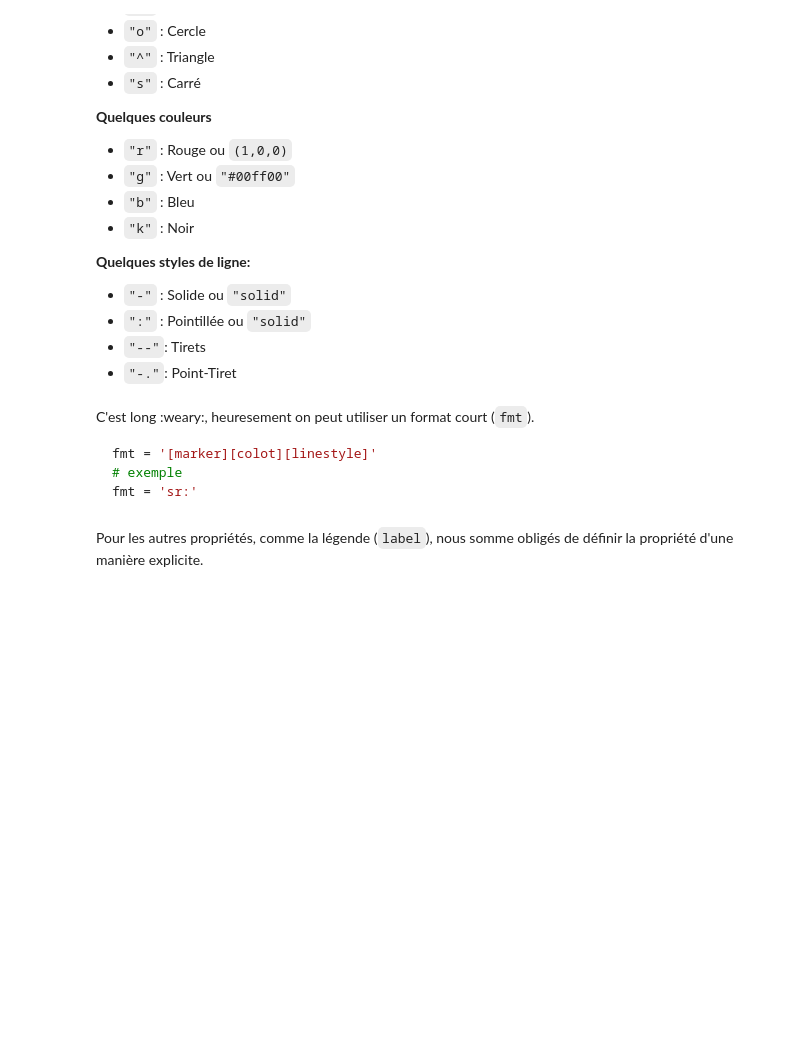
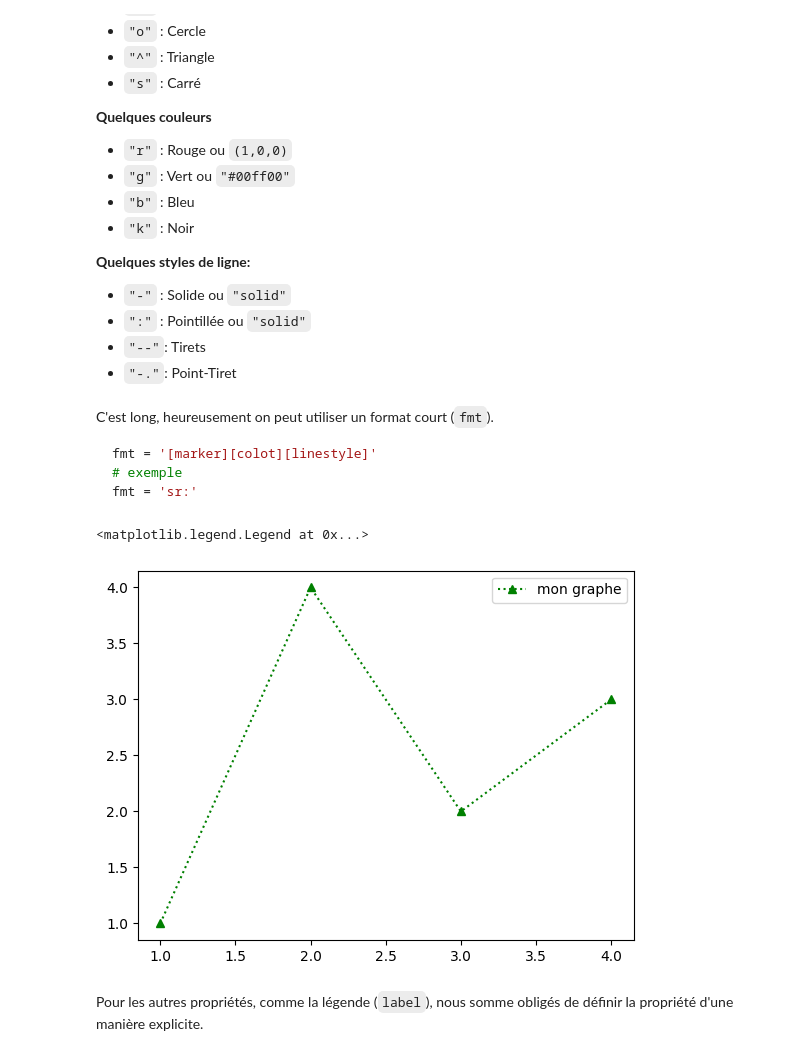
Before and after one commit to ECE-Lyon/colab_python_introduction, a Jupyter notebook: matplotlib.ipynb, the cells around one changed output. Drawn from its saved outputs; the diff is of its cells as text; code cells hidden in the pictures; blank space fills up the shorter version.

````diff
--- a/matplotlib.ipynb
+++ b/matplotlib.ipynb
@@ -112,7 +117,7 @@ ax.plot(x,y,marker = "s", color="r", linestyle=":")
 - `"--"`: Tirets
 - `"-."`: Point-Tiret
 # %% [markdown]
-C'est long :weary:, heuresement on peut utiliser un format court (`fmt`).
+C'est long, heureusement on peut utiliser un format court (`fmt`).
 
 ```bash
 fmt = '[marker][colot][linestyle]'
@@ -122,8 +127,11 @@ fmt = 'sr:'
 # %%
 x = [1, 2, 3, 4]
 y = [1, 4, 2, 3]
 fig, ax = plt.subplots()
-ax.plot(x,y,'sr:')
+ax.plot(x,y,'g^:')
+# %% [output]
+<matplotlib.legend.Legend at 0x...>
+[figure, added]
 # %% [markdown]
 Pour les autres propriétés, comme la légende (`label`), nous somme obligés de définir la propriété d'une manière explicite.
 # %%
````
Also changed, not shown: parts of 17 cells of this notebook.
